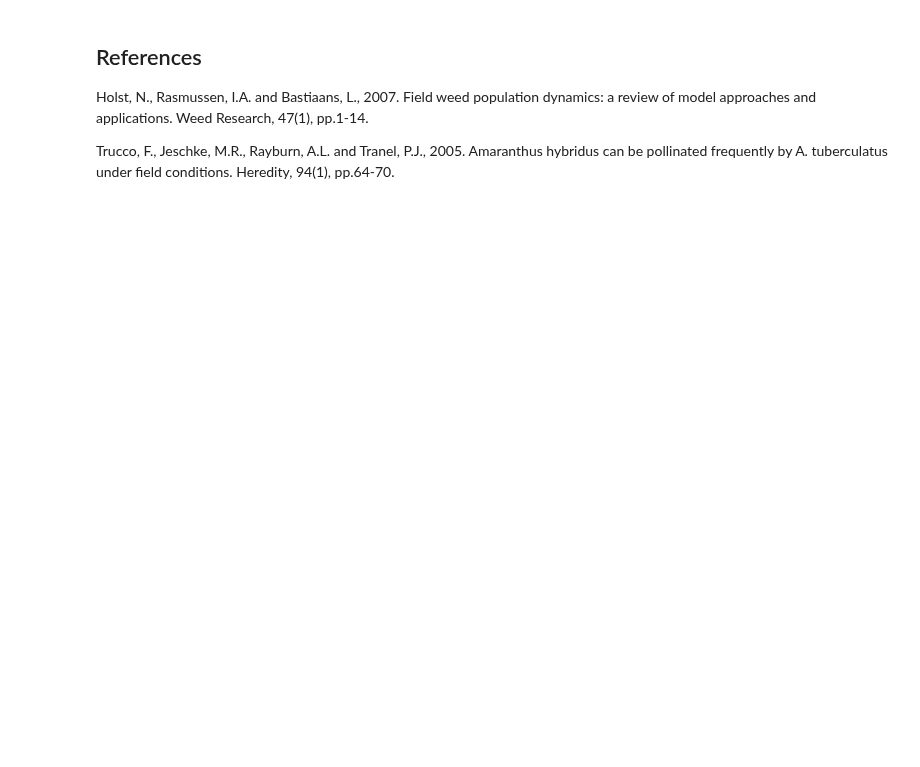
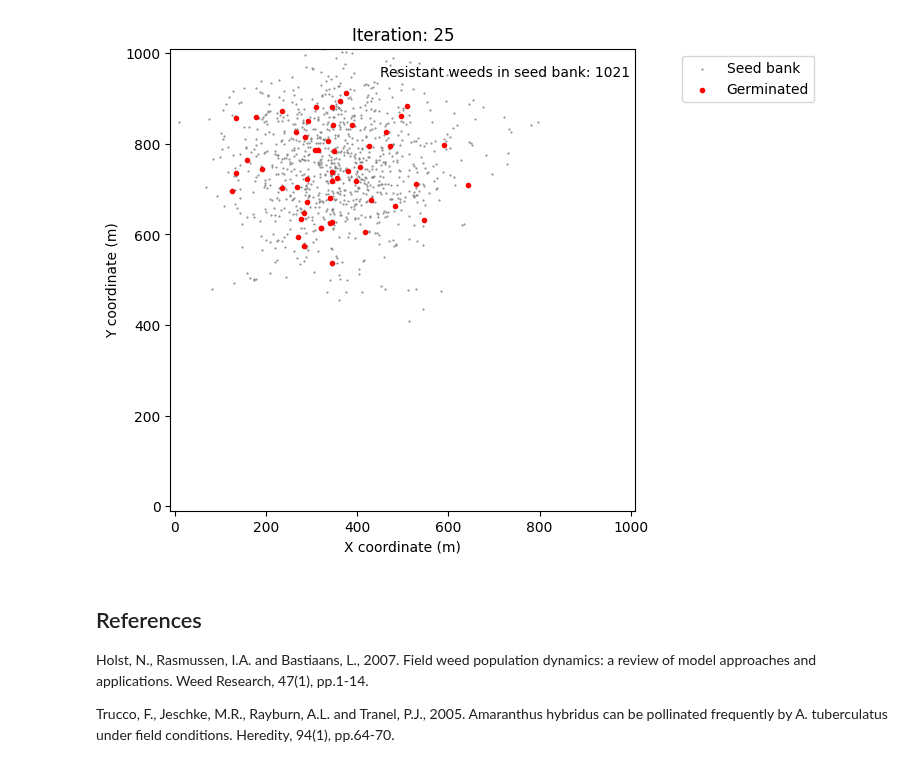
Before and after one commit to soilwater/pynotes-agriscience, a Jupyter notebook: exercises/weed_population.ipynb, the cells around one changed output. Drawn from its saved outputs; the diff is of its cells as text; code cells hidden in the pictures; blank space fills up the shorter version.

```diff
--- a/exercises/weed_population.ipynb
+++ b/exercises/weed_population.ipynb
@@ -75,3 +56,63 @@ for t in range(period):
+# %%
+# Random seed for reproducibility
+np.random.seed(1)
+
+for t in range(years):
+
+    clear_output(wait=True)
+    plt.figure(figsize=(6,6))
+    plt.title(f'Iteration: {t+1}')
+    plt.xlabel('X coordinate (m)')
+    plt.ylabel('Y coordinate (m)')
+    plt.xlim([-10, x_max+10])
+    plt.ylim([-10, y_max+10])
+
+    # Plot entire seed bank
+    plt.scatter(x, y, s=1, marker='.', color='grey', label='Seed bank')
+
+    # Select seeds that germinate into plants
+    seed_bank = x.shape[0] # Get updated number of seeds in the soil bank
+    N_germinated = int(np.minimum(np.ceil(seed_bank * germination_rate), 100))
+    idx_germinated = np.random.choice(range(seed_bank), N_germinated, replace=False)
+    germinated[idx_germinated] = True
+    plt.scatter(x[idx_germinated], y[idx_germinated],
+                marker='.', color='red', label='Germinated')
+
+    # Generate new seeds for resistant plants one plant at the time
+    x_new_all = np.array([])
+    y_new_all = np.array([])
+    germinated_new_all = np.array([], dtype=bool)
+
+    for k in idx_germinated:
+
+        # Generate coordinates for all new seeds for current plant
+        x_new_plant = x[k] + dispersion_distance * np.random.randn(seeds_per_plant)
+        y_new_plant = y[k] + dispersion_distance * np.random.randn(seeds_per_plant)
+        germinated_new_plant = np.zeros(seeds_per_plant, dtype=bool)
+
+        # Append new seeds to array storing all new seeds
+        x_new_all = np.concatenate( (x_new_all, x_new_plant) )
+        y_new_all = np.concatenate( (y_new_all, y_new_plant) )
+        germinated_new_all = np.concatenate( (germinated_new_all, germinated_new_plant) )
+
+    # Remove germinated seeds from seed bank
+    x = np.delete(x, idx_germinated)
+    y = np.delete(y, idx_germinated)
+    germinated = np.delete(germinated, idx_germinated)
+
+    # Append new seeds to seed bank
+    x = np.concatenate( (x, x_new_all) )
+    y = np.concatenate( (y, y_new_all) )
+    germinated = np.concatenate( (germinated, germinated_new_all) )
+
+    # Render figure
+    plt.text(450,950,f"Resistant weeds in seed bank: {seed_bank}")
+    plt.legend(loc='upper right', bbox_to_anchor=(1.4,1))
+    plt.show()
+
+    time.sleep(0.5)
+# %% [output]
+[figure, added]
 # %% [markdown]
 ## References
 
```
Also changed, not shown: parts of 6 cells of this notebook, 7 other files.
